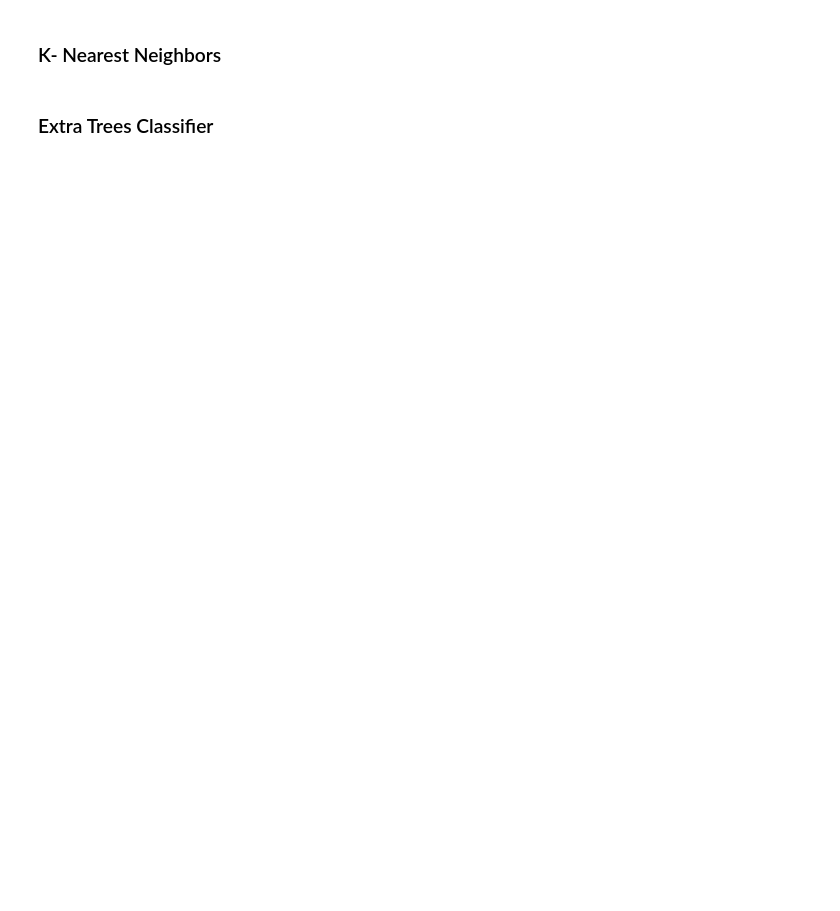
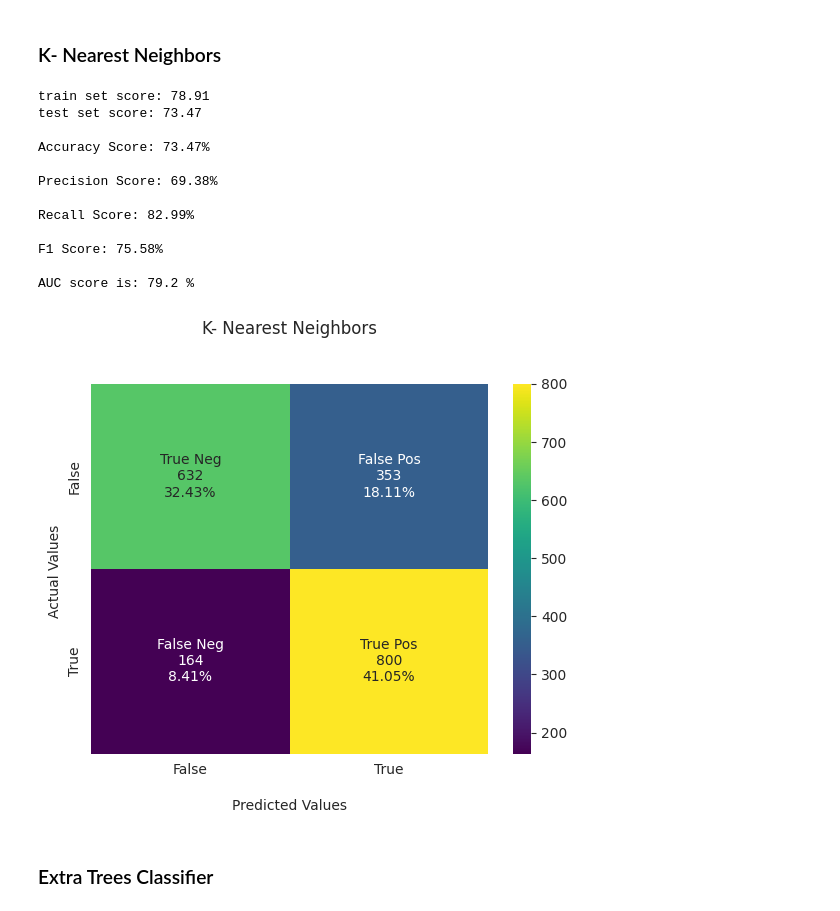
Before and after one commit to slickHnaa/Career_Accelerator_LP3-Classifcation, a Jupyter notebook: 01_Churn.ipynb, the cells around one changed output. Drawn from its saved outputs; the diff is of its cells as text; code cells hidden in the pictures; blank space fills up the shorter version.

```diff
--- a/01_Churn.ipynb
+++ b/01_Churn.ipynb
@@ -975,34 +1065,48 @@ cknn_predict = cknn.predict(X_valid)
 pred_cknn = cknn.predict_proba(X_valid)[:,1]
 
 #Train and Test Scores
 cknn_Tr_Score = round(cknn.score(X_train, y_train)*100, 2)
 cknn_Tt_Score = round(cknn.score(X_valid, y_valid)*100, 2)
 print('train set score: {:.2f}'.format(cknn_Tr_Score))
 print('test set score: {:.2f}'.format(cknn_Tt_Score))
 
 
 
 print()
 cknn_sc = round(accuracy_score(y_valid, cknn_predict)*100, 2)
 print("Accuracy Score: {}%".format(cknn_sc))
 print()
 PS_cknn = round(precision_score(y_valid, cknn_predict)*100, 2)
 print("Precision Score: {}%".format(PS_cknn))
 print()
 RS_cknn = round(recall_score(y_valid, cknn_predict)*100, 2)
 print("Recall Score: {}%".format(RS_cknn))
 print()
-FS_cknn = round(f1_score(y_valid, cknn_predict), 2)
+FS_cknn = round(f1_score(y_valid, cknn_predict)*100, 2)
 print("F1 Score: {}%".format(FS_cknn))
 print()
 fpr4, tpr4, threshold = roc_curve(y_valid, pred_cknn)
 roc_auc = metrics.auc(fpr4, tpr4)
 cknnA = round(metrics.auc(fpr4, tpr4)*100, 2)
 print(f'AUC score is:', cknnA,'%')
 print()
 confusion = confusion_matrix(y_valid, cknn_predict)
 #print("Confusion matrix:\n{}".format(confusion))
 plot_metric(confusion, "K- Nearest Neighbors")
+# %% [output]
+train set score: 78.91
+test set score: 73.47
+
+Accuracy Score: 73.47%
+
+Precision Score: 69.38%
+
+Recall Score: 82.99%
+
+F1 Score: 75.58%
+
+AUC score is: 79.2 %
+[figure, added]
 # %% [markdown]
 ### Extra Trees Classifier
 # %%
```
Also changed, not shown: parts of 44 cells of this notebook.
